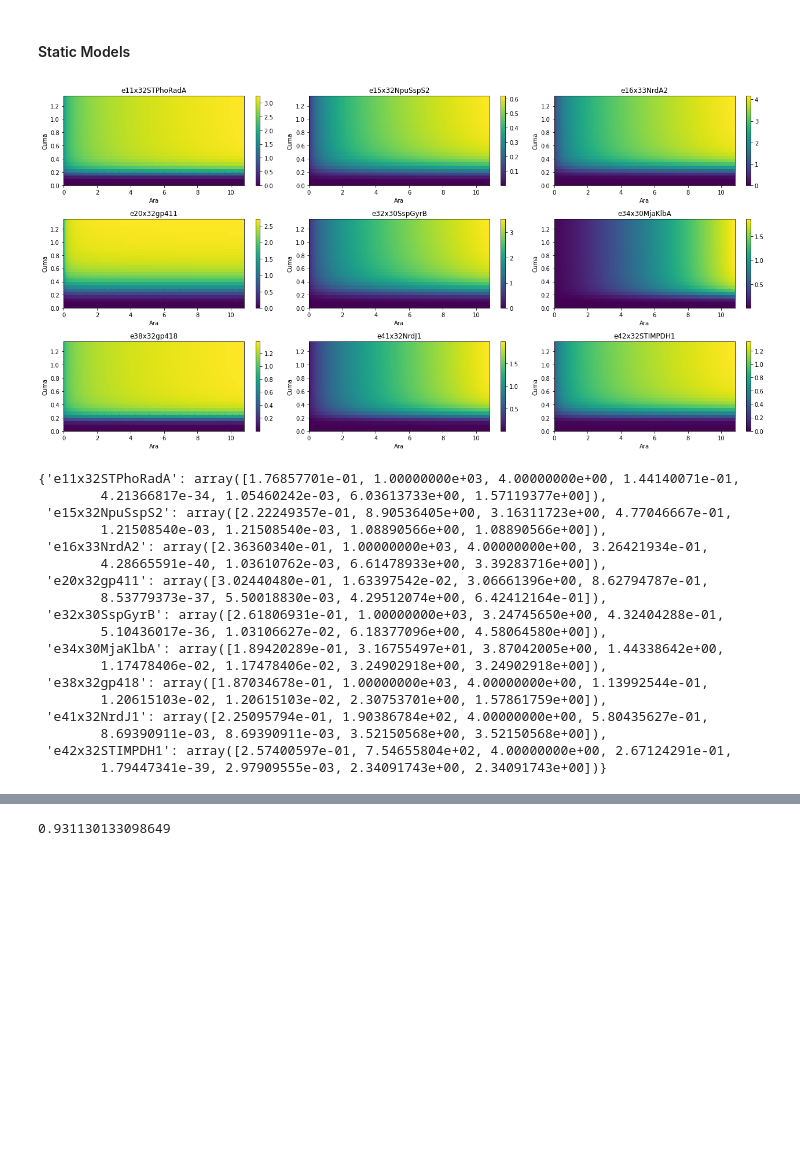
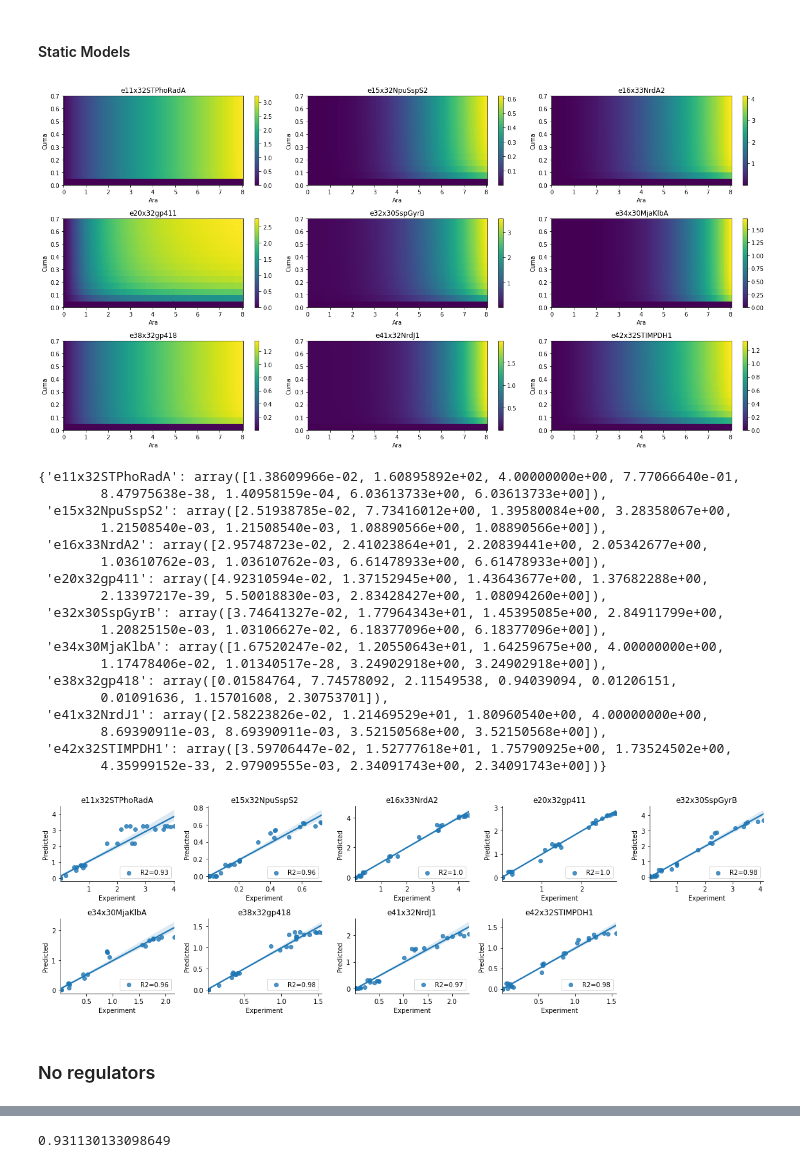
Before and after one commit to rmardian/intein-based-circuits, a Jupyter notebook: Steady-State Model.ipynb, the cells around one changed output, grey strips where cells are left out. Saved outputs shown, nothing was run; the diff lists cells and outputs as text; code cells hidden in the pictures; blank space fills up the shorter version.

```diff
--- a/Steady-State Model.ipynb
+++ b/Steady-State Model.ipynb
@@ -106,3 +105,6 @@ cumas_rpu = [5.160308727625551e-22, 0.1503530957891216, 0.30298032564481925, 0.5
+# %%
+cumas_rpu = [2.1140508404516445e-16, 0.013913767421852795, 0.04708753302668632, 0.1481921474634383, 0.38432925220642106, 0.706446628596465]
+aras_rpu = [1.0957813643749393e-17, 1.2106667891676, 4.633309896886311, 7.370992838892073, 7.99133502045251, 8.080680676620355]
 # %%
 plot_heatmap(rpus, gates, 3, 3, np.round(cumas_rpu, 2), np.round(aras_rpu, 2))
 # %% [output]
@@ -213,25 +215,56 @@ def plot_colormap(fluos, gates, num_row, num_col, ind1, ind2):
 
 hill_params = plot_colormap(rpus, gates, 3, 3, np.round(cumas_rpu, 2), np.round(aras_rpu, 2))
 # %% [output]
-[figure, old version]
+[figure, new version]
 # %%
 hill_params
 # %% [output]
-{'e11x32STPhoRadA': array([1.76857701e-01, 1.00000000e+03, 4.00000000e+00, 1.44140071e-01,
-        4.21366817e-34, 1.05460242e-03, 6.03613733e+00, 1.57119377e+00]),
- 'e15x32NpuSspS2': array([2.22249357e-01, 8.90536405e+00, 3.16311723e+00, 4.77046667e-01,
+{'e11x32STPhoRadA': array([1.38609966e-02, 1.60895892e+02, 4.00000000e+00, 7.77066640e-01,
+        8.47975638e-38, 1.40958159e-04, 6.03613733e+00, 6.03613733e+00]),
+ 'e15x32NpuSspS2': array([2.51938785e-02, 7.73416012e+00, 1.39580084e+00, 3.28358067e+00,
         1.21508540e-03, 1.21508540e-03, 1.08890566e+00, 1.08890566e+00]),
- 'e16x33NrdA2': array([2.36360340e-01, 1.00000000e+03, 4.00000000e+00, 3.26421934e-01,
-        4.28665591e-40, 1.03610762e-03, 6.61478933e+00, 3.39283716e+00]),
- 'e20x32gp411': array([3.02440480e-01, 1.63397542e-02, 3.06661396e+00, 8.62794787e-01,
-        8.53779373e-37, 5.50018830e-03, 4.29512074e+00, 6.42412164e-01]),
- 'e32x30SspGyrB': array([2.61806931e-01, 1.00000000e+03, 3.24745650e+00, 4.32404288e-01,
-        5.10436017e-36, 1.03106627e-02, 6.18377096e+00, 4.58064580e+00]),
- 'e34x30MjaKlbA': array([1.89420289e-01, 3.16755497e+01, 3.87042005e+00, 1.44338642e+00,
-        1.17478406e-02, 1.17478406e-02, 3.24902918e+00, 3.24902918e+00]),
- 'e38x32gp418': array([1.87034678e-01, 1.00000000e+03, 4.00000000e+00, 1.13992544e-01,
-        1.20615103e-02, 1.20615103e-02, 2.30753701e+00, 1.57861759e+00]),
- 'e41x32NrdJ1': array([2.25095794e-01, 1.90386784e+02, 4.00000000e+00, 5.80435627e-01,
+ 'e16x33NrdA2': array([2.95748723e-02, 2.41023864e+01, 2.20839441e+00, 2.05342677e+00,
+        1.03610762e-03, 1.03610762e-03, 6.61478933e+00, 6.61478933e+00]),
+ 'e20x32gp411': array([4.92310594e-02, 1.37152945e+00, 1.43643677e+00, 1.37682288e+00,
+        2.13397217e-39, 5.50018830e-03, 2.83428427e+00, 1.08094260e+00]),
+ 'e32x30SspGyrB': array([3.74641327e-02, 1.77964343e+01, 1.45395085e+00, 2.84911799e+00,
+        1.20825150e-03, 1.03106627e-02, 6.18377096e+00, 6.18377096e+00]),
+ 'e34x30MjaKlbA': array([1.67520247e-02, 1.20550643e+01, 1.64259675e+00, 4.00000000e+00,
+        1.17478406e-02, 1.01340517e-28, 3.24902918e+00, 3.24902918e+00]),
+ 'e38x32gp418': array([0.01584764, 7.74578092, 2.11549538, 0.94039094, 0.01206151,
+        0.01091636, 1.15701608, 2.30753701]),
+ 'e41x32NrdJ1': array([2.58223826e-02, 1.21469529e+01, 1.80960540e+00, 4.00000000e+00,
         8.69390911e-03, 8.69390911e-03, 3.52150568e+00, 3.52150568e+00]),
- 'e42x32STIMPDH1': array([2.57400597e-01, 7.54655804e+02, 4.00000000e+00, 2.67124291e-01,
-        1.79447341e-39, 2.97909555e-03, 2.34091743e+00, 2.34091743e+00])}
+ 'e42x32STIMPDH1': array([3.59706447e-02, 1.52777618e+01, 1.75790925e+00, 1.73524502e+00,
+        4.35999152e-33, 2.97909555e-03, 2.34091743e+00, 2.34091743e+00])}
+# %%
+def plot_prediction(fluos, gates, row, col, hill_params, cumas, aras):
+
+    x1, x2 = np.meshgrid(cumas, aras)
+    x = np.vstack((x1.ravel(), x2.ravel()))
+
+    f, axs = plt.subplots(row, col, sharex=False, sharey=False, figsize=(16, 5))
+    axr = axs.ravel()
+    for i, ax in enumerate(axr):
+        if i < len(gates):
+            gate = gates[i]
+            popt = hill_params[gate]
+            fluo = fluos[filter(lambda x: x.startswith(gate), fluos.index)]
+            y = fluo.values
+
+            pred = hill_activation_and(x, *popt)
+            sns.regplot(y, pred, ax=ax, label='R2={}'.format(round(r2_score(y, pred), 2)))
+            ax.set_title(gates[i])
+            ax.set_xlabel('Experiment')
+            ax.set_ylabel('Predicted')
+            ax.legend(loc=4)
+            sns.despine()
+        else:
+            ax.set_visible(False)
+    plt.tight_layout()
+
+plot_prediction(rpus, gates, 2, 5, hill_params, np.round(cumas_rpu, 2), np.round(aras_rpu, 2))
+# %% [output]
+[figure, added]
+# %% [markdown]
+### No regulators
```
Also changed, not shown: parts of 8 cells of this notebook, 44 other files.
